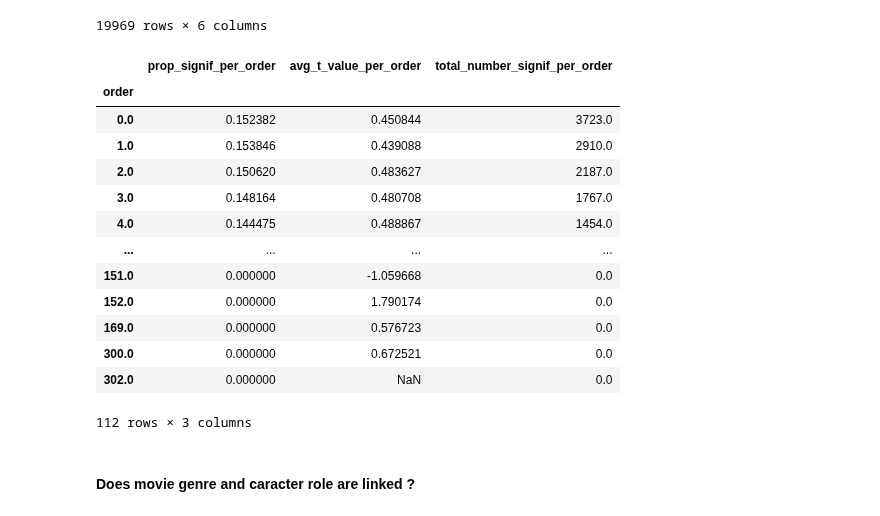
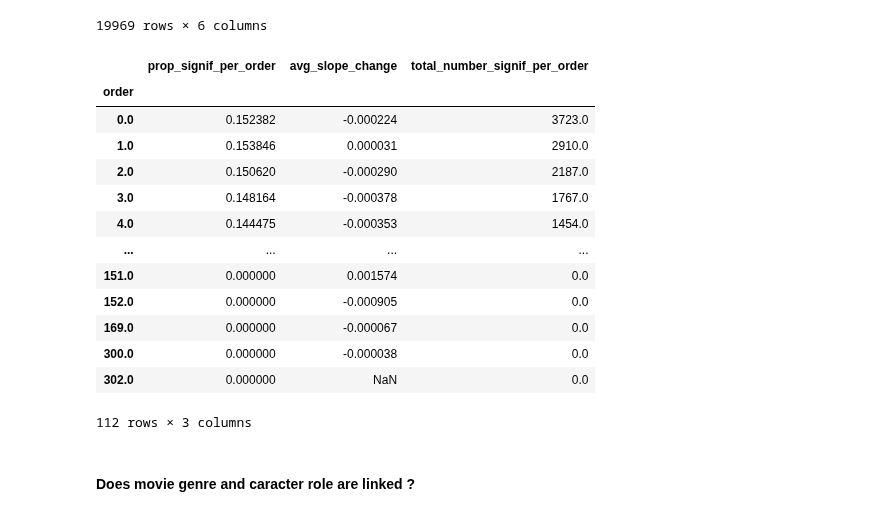
Before and after one commit to epfl-ada/ada-2023-project-abadakor, a Jupyter notebook: parallel_questions.ipynb, the cells around one changed output. Cells and saved outputs as stored; diff of their text form; code cells hidden in the pictures.

```diff
--- a/parallel_questions.ipynb
+++ b/parallel_questions.ipynb
@@ -544,23 +544,23 @@ display(name_by_order_df)
 # %%
 name_by_order_prop_df = name_by_movie_df.groupby("order").apply(lambda x: pd.Series({
         'prop_signif_per_order': (x['p_value'] < 0.1).sum()/len(x['p_value']),
-        'avg_t_value_per_order': x['t_stat'].mean(),
+        'avg_slope_change': x['slope_change'].mean(),
         'total_number_signif_per_order': (x['p_value'] < 0.1).sum(),
     }))
 display(name_by_order_prop_df)
 # %% [output]
-|  | prop_signif_per_order | avg_t_value_per_order | total_number_signif_per_order |
+|  | prop_signif_per_order | avg_slope_change | total_number_signif_per_order |
 | order |  |  |  |
-| 0.0 | 0.152382 | 0.450844 | 3723.0 |
-| 1.0 | 0.153846 | 0.439088 | 2910.0 |
-| 2.0 | 0.150620 | 0.483627 | 2187.0 |
-| 3.0 | 0.148164 | 0.480708 | 1767.0 |
-| 4.0 | 0.144475 | 0.488867 | 1454.0 |
+| 0.0 | 0.152382 | -0.000224 | 3723.0 |
+| 1.0 | 0.153846 | 0.000031 | 2910.0 |
+| 2.0 | 0.150620 | -0.000290 | 2187.0 |
+| 3.0 | 0.148164 | -0.000378 | 1767.0 |
+| 4.0 | 0.144475 | -0.000353 | 1454.0 |
 | ... | ... | ... | ... |
-| 151.0 | 0.000000 | -1.059668 | 0.0 |
-| 152.0 | 0.000000 | 1.790174 | 0.0 |
-| 169.0 | 0.000000 | 0.576723 | 0.0 |
-| 300.0 | 0.000000 | 0.672521 | 0.0 |
+| 151.0 | 0.000000 | 0.001574 | 0.0 |
+| 152.0 | 0.000000 | -0.000905 | 0.0 |
+| 169.0 | 0.000000 | -0.000067 | 0.0 |
+| 300.0 | 0.000000 | -0.000038 | 0.0 |
 | 302.0 | 0.000000 | NaN | 0.0 |
 112 rows × 3 columns
 # %% [markdown]
```
Also changed, not shown: parts of 9 cells of this notebook.
